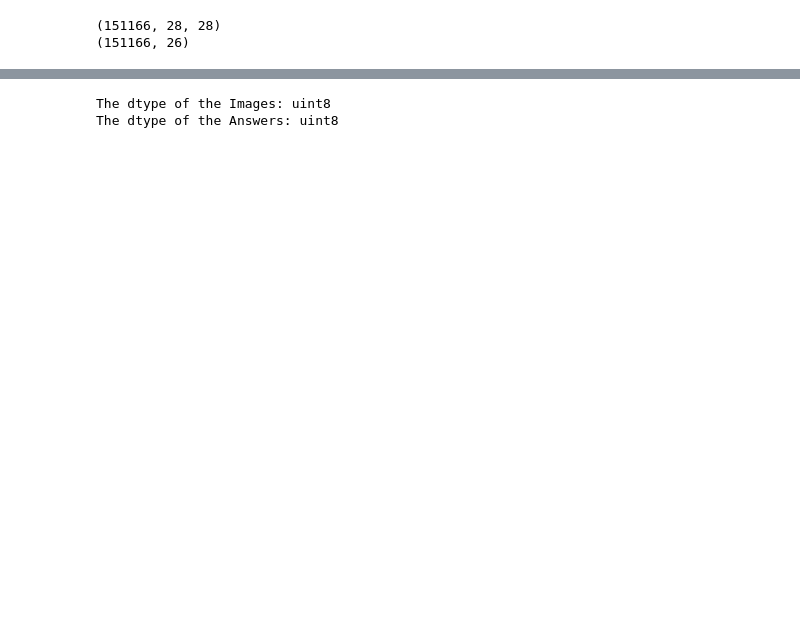
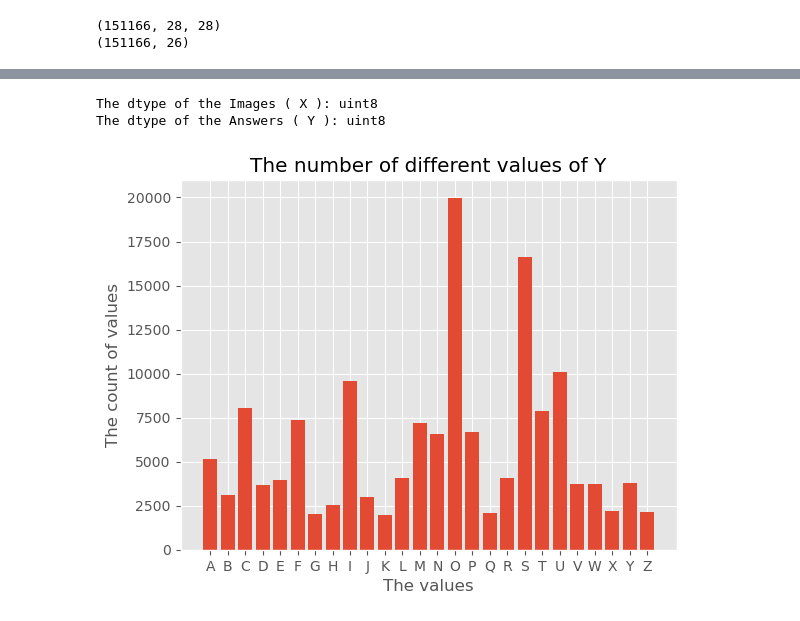
Before and after one commit to LepsyMikolaj3301/Solvro_rekr_2023_jesien, a Jupyter notebook: EDA/EDA.ipynb, the cells around one changed output, grey strips where cells are left out. Saved outputs shown, nothing was run; the diff lists cells and outputs as text; code cells hidden in the pictures; blank space fills up the shorter version.

```diff
--- a/EDA/EDA.ipynb
+++ b/EDA/EDA.ipynb
@@ -41,7 +47,25 @@ chr(np.argmax(Y_train[a_random_value]) + 65)
 # %%
 # Also, lets see the dtypes of both X_train and Y_train
-print(f"The dtype of the Images: {X_train.dtype}")
-print(f"The dtype of the Answers: {Y_train.dtype}")
+print(f"The dtype of the Images ( X ): {X_train.dtype}")
+print(f"The dtype of the Answers ( Y ): {Y_train.dtype}")
 # %% [output]
-The dtype of the Images: uint8
-The dtype of the Answers: uint8
+The dtype of the Images ( X ): uint8
+The dtype of the Answers ( Y ): uint8
+# %%
+# --------------------------------------------------------------
+#
+# In the next step, we should see how IMBALANCED THE DATA IS
+# To visualize this, we will need a bar chart
+
+# First, we need a dictionary of counted values
+counted_Y = np.count_nonzero(Y_train, axis=0)
+chr_of_Y_train = [chr(i) for i in range(65, 91)]
+
+# then, we visualize it using py_lab
+plt.bar(chr_of_Y_train, counted_Y)
+plt.title("The number of different values of Y")
+plt.xlabel("The values")
+plt.ylabel("The count of values")
+plt.show()
+# %% [output]
+[figure, added]
```
Also changed, not shown: parts of 6 cells of this notebook.
